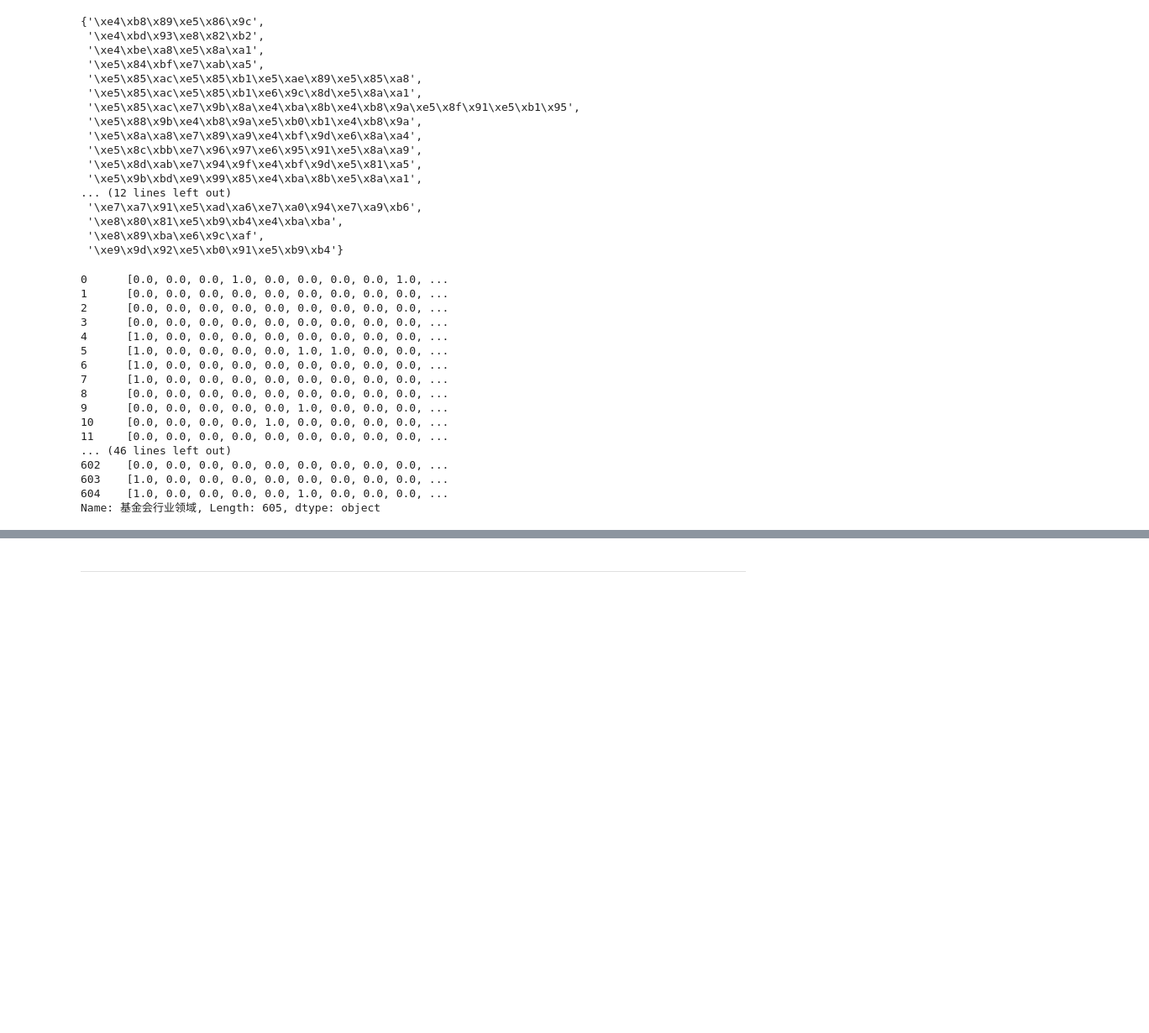
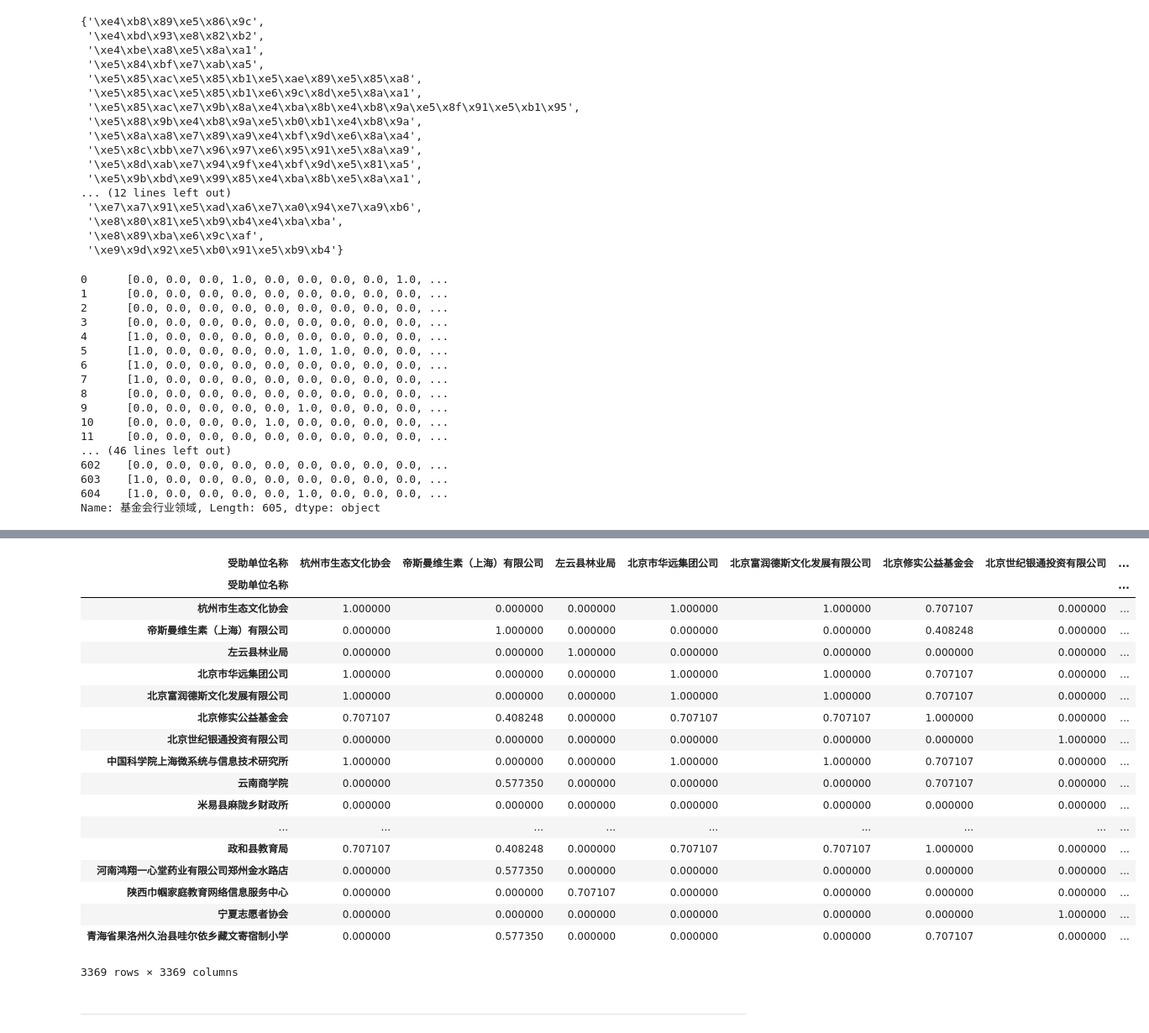
Before and after one commit to khuangaf/soicalHack, a Jupyter notebook: data_preprocess.ipynb, the cells around one changed output, grey strips where cells are left out. Shown at 84% size. Cells and saved outputs as stored; diff of their text form; code cells hidden in the pictures; blank space fills up the shorter version.

```diff
--- a/data_preprocess.ipynb
+++ b/data_preprocess.ipynb
@@ -224,0 +280,41 @@ fieldSimilarityDf
+# %%
+SDGList = ['无贫穷',
+'零饥饿',
+'良好健康与福祉',
+'优质教育',
+'性别平等',
+'清洁饮水和卫生设施',
+'经济适用的清洁能源',
+'体面工作和经济增长',
+'产业、创新和基础设施',
+'减少不平等',
+'可持续城市和社区',
+'负责任消费和生产',
+'气候行动',
+'水下生物',
+'陆地生物',
+'和平、正义与强大机构',
+'促进目标实现的伙伴关系',
+'其他']
+SDGSet = set(SDGList)
+execute_organizations = bi_invest_df['受助单位名称'].unique()
+executeDict = dict()
+
+for e_organization in execute_organizations:
+    currentDf = bi_invest_df.loc[bi_invest_df['受助单位名称'] == e_organization,['受助单位名称','SDG']]
+    SDGs = []
+    for index, row in currentDf.iterrows():
+        SDGs += row['SDG'].split('，')
+    executeDict[currentDf['受助单位名称'].iloc[0]] = SDGs
+SDGDf = pd.DataFrame(executeDict.items()).rename(columns={0:'受助单位名称',1:'SDG'})
+# %%
+def SDGMultiHotEncoding(row):
+    global SDGList
+    currentEncoding = np.zeros(len(SDGList))
+    for SDG in row:
+        index = SDGList.index(SDG)
+        currentEncoding[index] = 1
+    return currentEncoding
+# %%
+SDGDf['SDG'] = SDGDf['SDG'].apply(SDGMultiHotEncoding)
+SDGDf
@@ -225,3 +340,26 @@ fieldSimilarityDf
+# %%
+SDGSimilarityDf = pd.DataFrame(cosine_similarity(np.array(list(SDGDf['SDG']))), columns=SDGDf['受助单位名称'], index= SDGDf['受助单位名称'])
+SDGSimilarityDf
+# %% [output]
+| 受助单位名称 | 杭州市生态文化协会 | 帝斯曼维生素（上海）有限公司 | 左云县林业局 | 北京市华远集团公司 | 北京富润德斯文化发展有限公司 | 北京修实公益基金会 | 北京世纪银通投资有限公司 | ... |
+| 受助单位名称 |  |  |  |  |  |  |  | ... |
+| 杭州市生态文化协会 | 1.000000 | 0.000000 | 0.000000 | 1.000000 | 1.000000 | 0.707107 | 0.000000 | ... |
+| 帝斯曼维生素（上海）有限公司 | 0.000000 | 1.000000 | 0.000000 | 0.000000 | 0.000000 | 0.408248 | 0.000000 | ... |
+| 左云县林业局 | 0.000000 | 0.000000 | 1.000000 | 0.000000 | 0.000000 | 0.000000 | 0.000000 | ... |
+| 北京市华远集团公司 | 1.000000 | 0.000000 | 0.000000 | 1.000000 | 1.000000 | 0.707107 | 0.000000 | ... |
+| 北京富润德斯文化发展有限公司 | 1.000000 | 0.000000 | 0.000000 | 1.000000 | 1.000000 | 0.707107 | 0.000000 | ... |
+| 北京修实公益基金会 | 0.707107 | 0.408248 | 0.000000 | 0.707107 | 0.707107 | 1.000000 | 0.000000 | ... |
+| 北京世纪银通投资有限公司 | 0.000000 | 0.000000 | 0.000000 | 0.000000 | 0.000000 | 0.000000 | 1.000000 | ... |
+| 中国科学院上海微系统与信息技术研究所 | 1.000000 | 0.000000 | 0.000000 | 1.000000 | 1.000000 | 0.707107 | 0.000000 | ... |
+| 云南商学院 | 0.000000 | 0.577350 | 0.000000 | 0.000000 | 0.000000 | 0.707107 | 0.000000 | ... |
+| 米易县麻陇乡财政所 | 0.000000 | 0.000000 | 0.000000 | 0.000000 | 0.000000 | 0.000000 | 0.000000 | ... |
+| ... | ... | ... | ... | ... | ... | ... | ... | ... |
+| 政和县教育局 | 0.707107 | 0.408248 | 0.000000 | 0.707107 | 0.707107 | 1.000000 | 0.000000 | ... |
+| 河南鸿翔一心堂药业有限公司郑州金水路店 | 0.000000 | 0.577350 | 0.000000 | 0.000000 | 0.000000 | 0.000000 | 0.000000 | ... |
+| 陕西巾帼家庭教育网络信息服务中心 | 0.000000 | 0.000000 | 0.707107 | 0.000000 | 0.000000 | 0.000000 | 0.000000 | ... |
+| 宁夏志愿者协会 | 0.000000 | 0.000000 | 0.000000 | 0.000000 | 0.000000 | 0.000000 | 1.000000 | ... |
+| 青海省果洛州久治县哇尔依乡藏文寄宿制小学 | 0.000000 | 0.577350 | 0.000000 | 0.000000 | 0.000000 | 0.707107 | 0.000000 | ... |
+3369 rows × 3369 columns
 # %% [markdown]
 <hr>
 # %%
```
Also changed, not shown: parts of 15 cells of this notebook.
